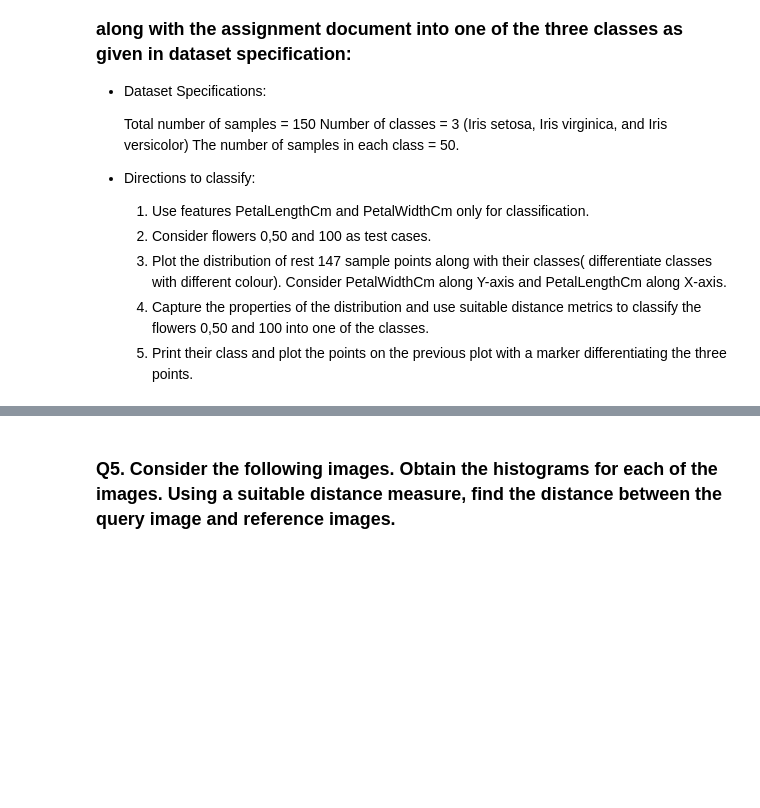
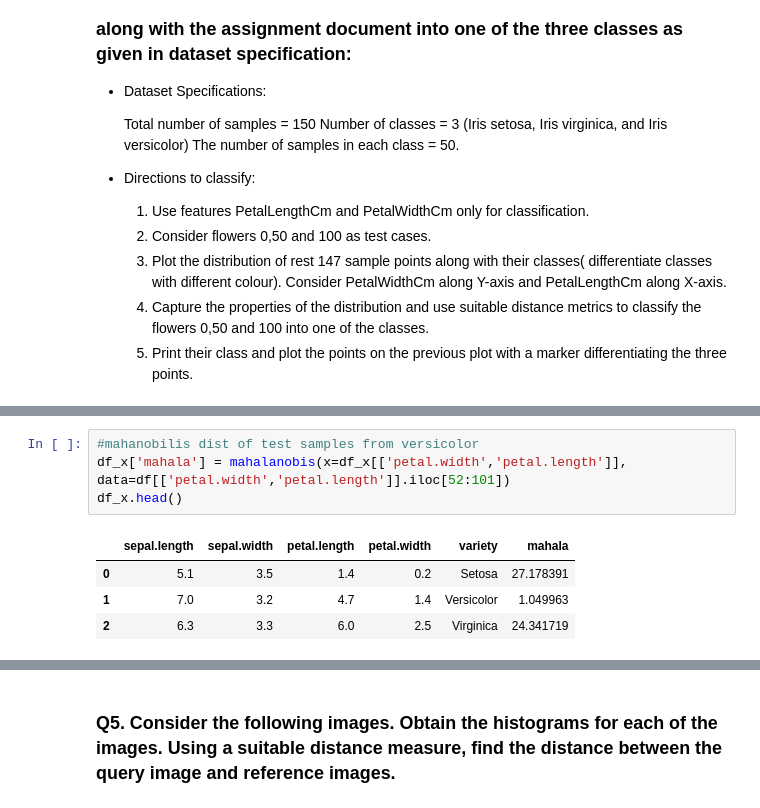
Before and after one commit to Rit-ctrl/Pattern-Recognition_2021, a Jupyter notebook: Assignment_1/Assignment-1.ipynb, the cells around one changed output, grey strips where cells are left out. Cells and saved outputs as stored; diff of their text form; blank space fills up the shorter version.

```diff
--- a/Assignment_1/Assignment-1.ipynb
+++ b/Assignment_1/Assignment-1.ipynb
@@ -220,0 +265,9 @@ sns.scatterplot(data=df,x='petal.length',y='petal.width',hue='variety')
+# %%
+#mahanobilis dist of test samples from versicolor
+df_x['mahala'] = mahalanobis(x=df_x[['petal.width','petal.length']], data=df[['petal.width','petal.length']].iloc[52:101])
+df_x.head()
+# %% [output]
+|  | sepal.length | sepal.width | petal.length | petal.width | variety | mahala |
+| 0 | 5.1 | 3.5 | 1.4 | 0.2 | Setosa | 27.178391 |
+| 1 | 7.0 | 3.2 | 4.7 | 1.4 | Versicolor | 1.049963 |
+| 2 | 6.3 | 3.3 | 6.0 | 2.5 | Virginica | 24.341719 |
```
Also changed, not shown: parts of 7 cells of this notebook.
